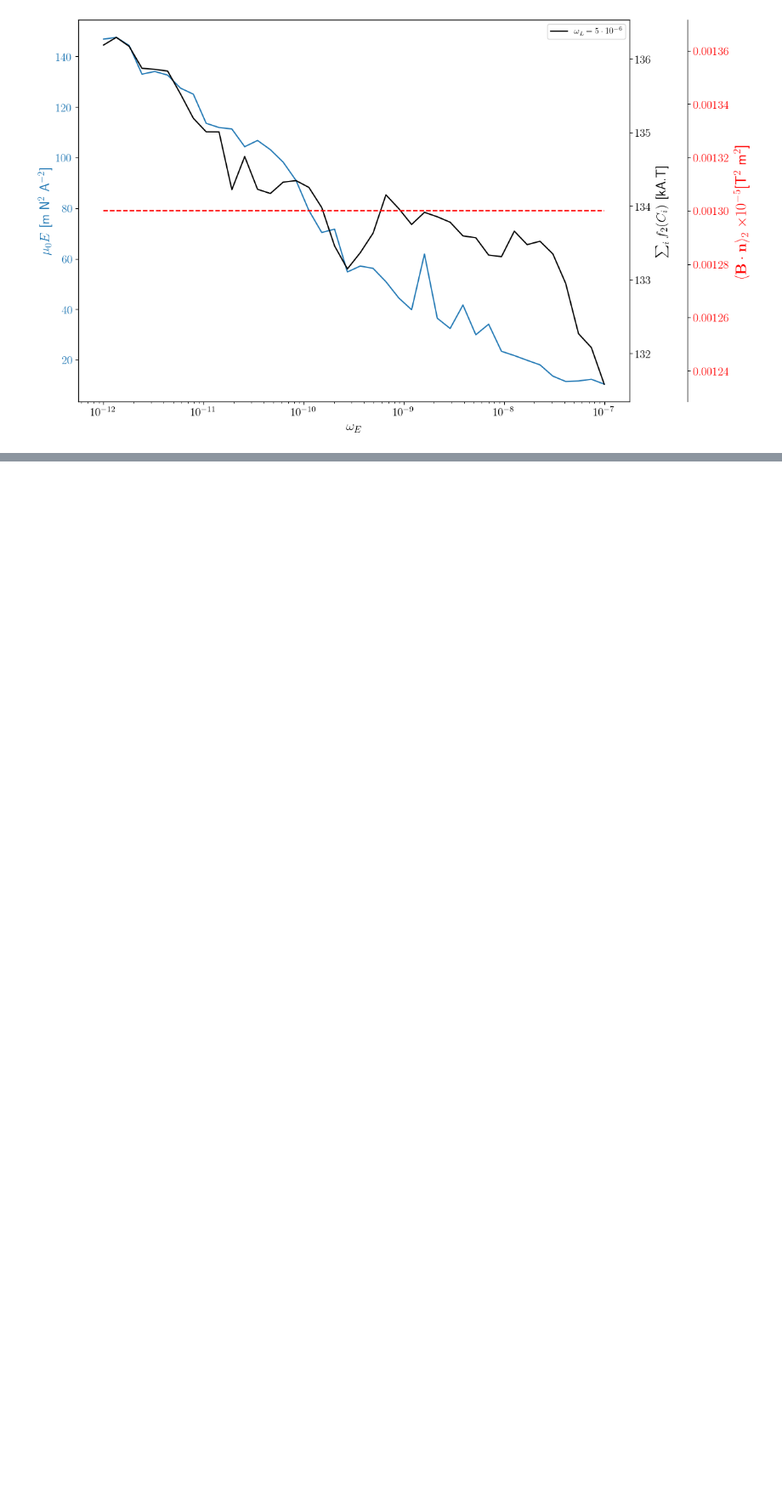
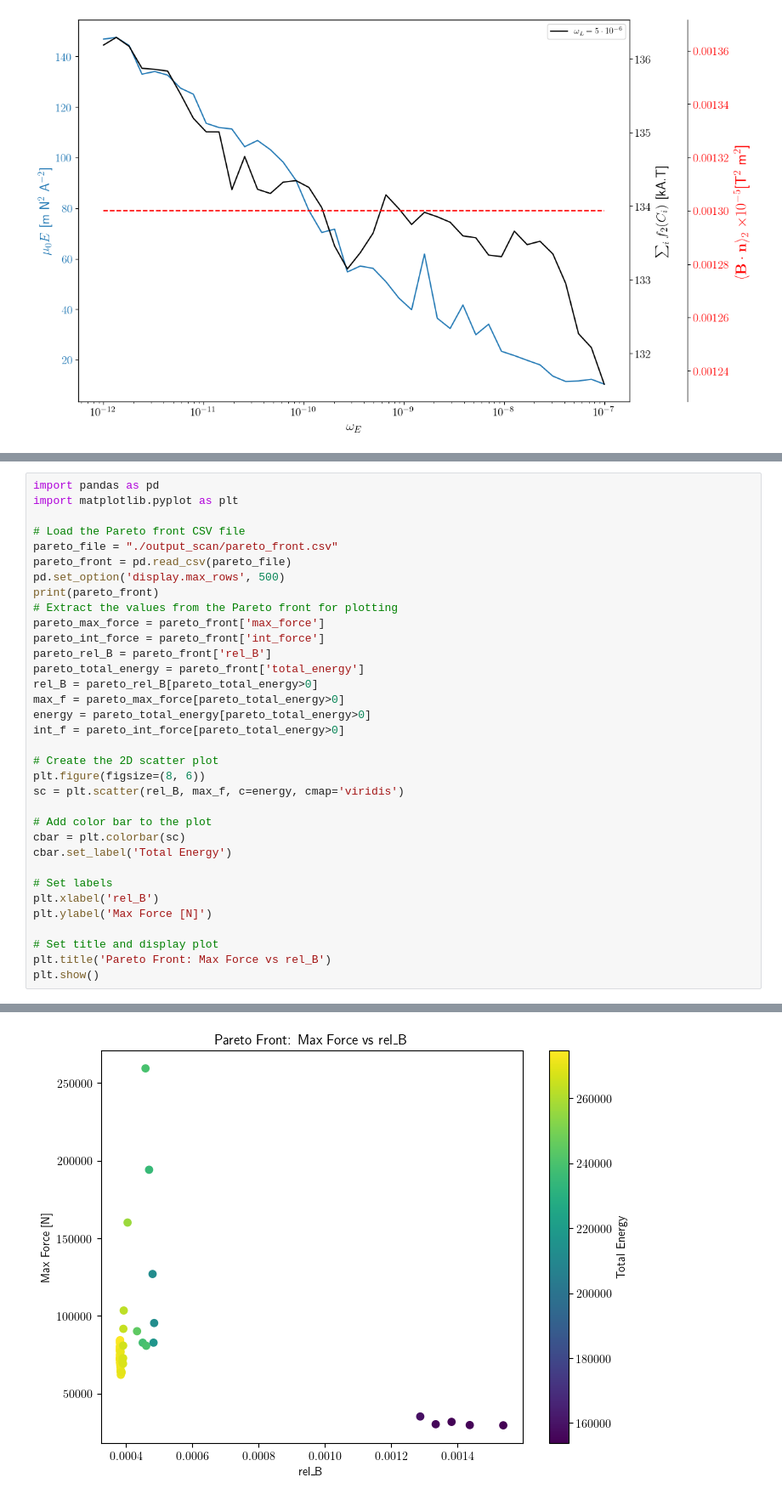
Before and after one commit to salomon73/simsopt_forked, a Jupyter notebook: examples/4_Work/plots.ipynb, the cells around one changed output, grey strips where cells are left out. Shown at 85% size. Cells and saved outputs as stored; diff of their text form; blank space fills up the shorter version.

```diff
--- a/examples/4_Work/plots.ipynb
+++ b/examples/4_Work/plots.ipynb
@@ -333,0 +331,35 @@ plt.savefig("Nf5_NC4_wL5e6_scan.pdf", dpi=300)
+# %%
+import pandas as pd
+import matplotlib.pyplot as plt
+
+# Load the Pareto front CSV file
+pareto_file = "./output_scan/pareto_front.csv"
+pareto_front = pd.read_csv(pareto_file)
+pd.set_option('display.max_rows', 500)
+print(pareto_front)
+# Extract the values from the Pareto front for plotting
+pareto_max_force = pareto_front['max_force']
+pareto_int_force = pareto_front['int_force']
+pareto_rel_B = pareto_front['rel_B']
+pareto_total_energy = pareto_front['total_energy']
+rel_B = pareto_rel_B[pareto_total_energy>0]
+max_f = pareto_max_force[pareto_total_energy>0]
+energy = pareto_total_energy[pareto_total_energy>0]
+int_f = pareto_int_force[pareto_total_energy>0]
+
+# Create the 2D scatter plot
+plt.figure(figsize=(8, 6))
+sc = plt.scatter(rel_B, max_f, c=energy, cmap='viridis')
+
+# Add color bar to the plot
+cbar = plt.colorbar(sc)
+cbar.set_label('Total Energy')
+
+# Set labels
+plt.xlabel('rel_B')
+plt.ylabel('Max Force [N]')
+
+# Set title and display plot
+plt.title('Pareto Front: Max Force vs rel_B')
+plt.show()
+# %% [output]
@@ -333,0 +383 @@ plt.savefig("Nf5_NC4_wL5e6_scan.pdf", dpi=300)
+[figure, added]
```
Also changed, not shown: parts of 5 cells of this notebook, 17 other files.
